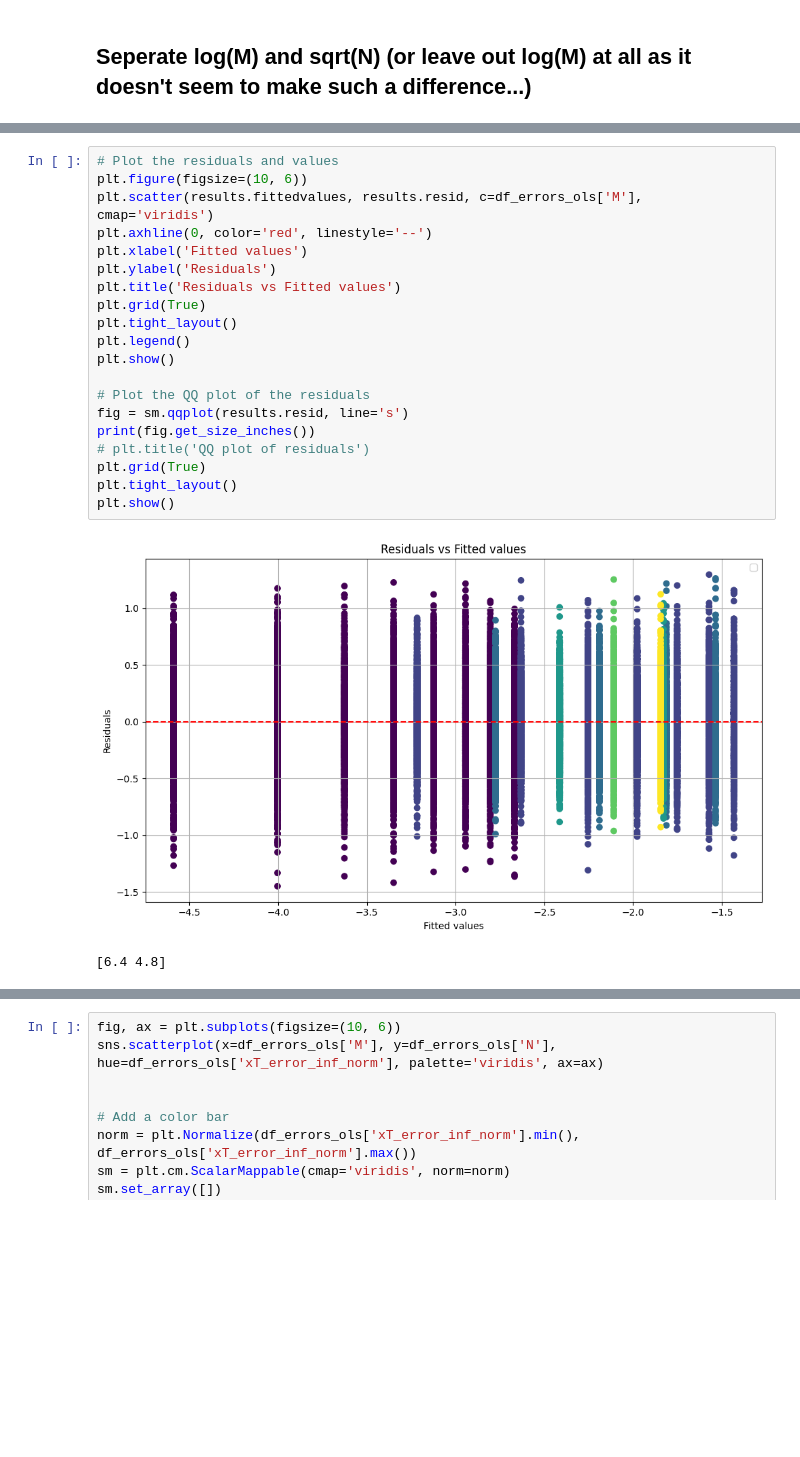
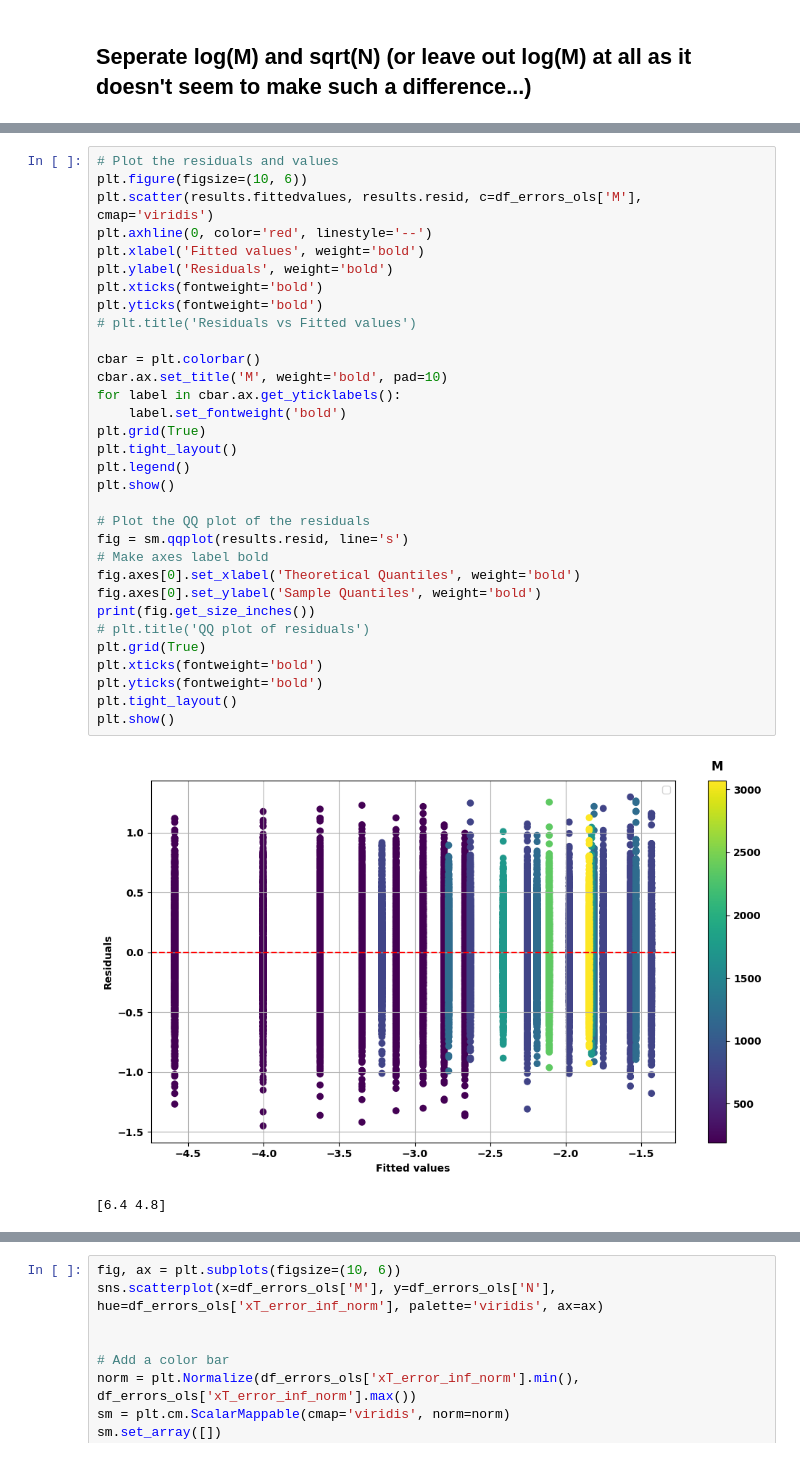
Before and after one commit to kvanarem42/xthreat-error-quantification-agentic, a Jupyter notebook: 4-investigate-results/apply_maximal_error.ipynb, the cells around one changed output, grey strips where cells are left out. Saved outputs shown, nothing was run; the diff lists cells and outputs as text; blank space fills up the shorter version.

```diff
--- a/4-investigate-results/apply_maximal_error.ipynb
+++ b/4-investigate-results/apply_maximal_error.ipynb
@@ -486,23 +899,35 @@ Notes:
 # %%
 # Plot the residuals and values
 plt.figure(figsize=(10, 6))
 plt.scatter(results.fittedvalues, results.resid, c=df_errors_ols['M'], cmap='viridis')
 plt.axhline(0, color='red', linestyle='--')
-plt.xlabel('Fitted values')
-plt.ylabel('Residuals')
-plt.title('Residuals vs Fitted values')
+plt.xlabel('Fitted values', weight='bold')
+plt.ylabel('Residuals', weight='bold')
+plt.xticks(fontweight='bold')
+plt.yticks(fontweight='bold')
+# plt.title('Residuals vs Fitted values')
+
+cbar = plt.colorbar()
+cbar.ax.set_title('M', weight='bold', pad=10)
+for label in cbar.ax.get_yticklabels():
+    label.set_fontweight('bold')
 plt.grid(True)
 plt.tight_layout()
 plt.legend()
 plt.show()
 
 # Plot the QQ plot of the residuals
 fig = sm.qqplot(results.resid, line='s')
+# Make axes label bold
+fig.axes[0].set_xlabel('Theoretical Quantiles', weight='bold')
+fig.axes[0].set_ylabel('Sample Quantiles', weight='bold')
 print(fig.get_size_inches())
 # plt.title('QQ plot of residuals')
 plt.grid(True)
+plt.xticks(fontweight='bold')
+plt.yticks(fontweight='bold')
 plt.tight_layout()
 plt.show()
 # %% [output]
-[figure, old version]
+[figure, new version]
 [6.4 4.8]
```
Also changed, not shown: parts of 25 cells of this notebook, 4 other files.
